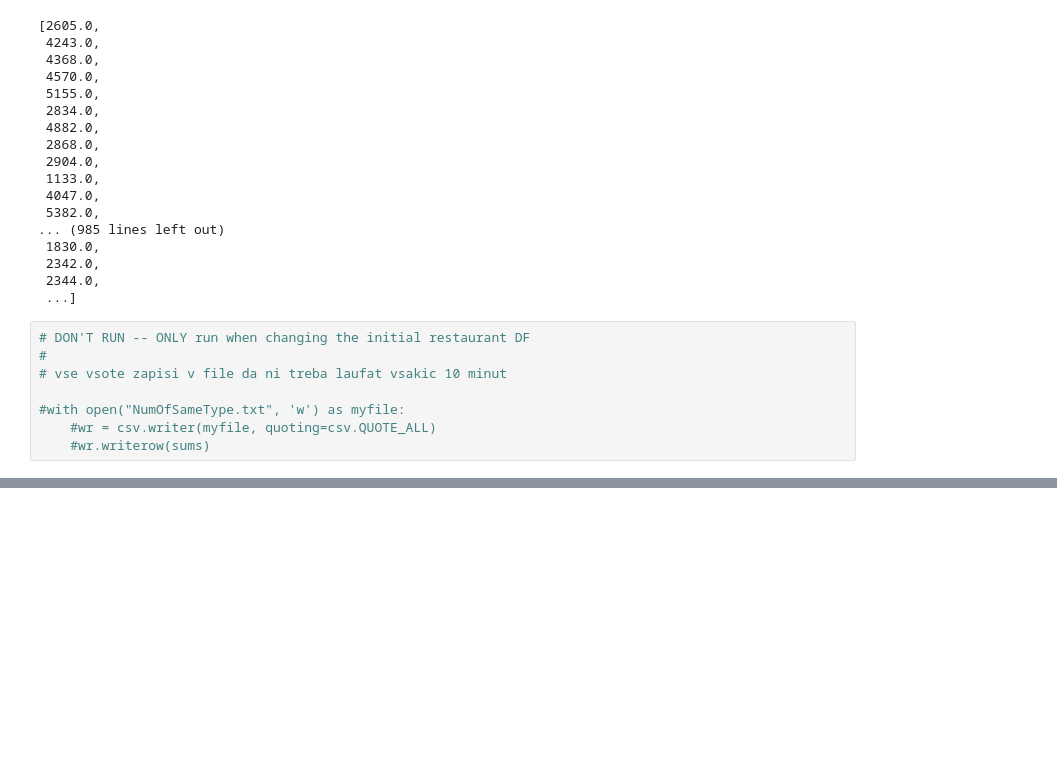
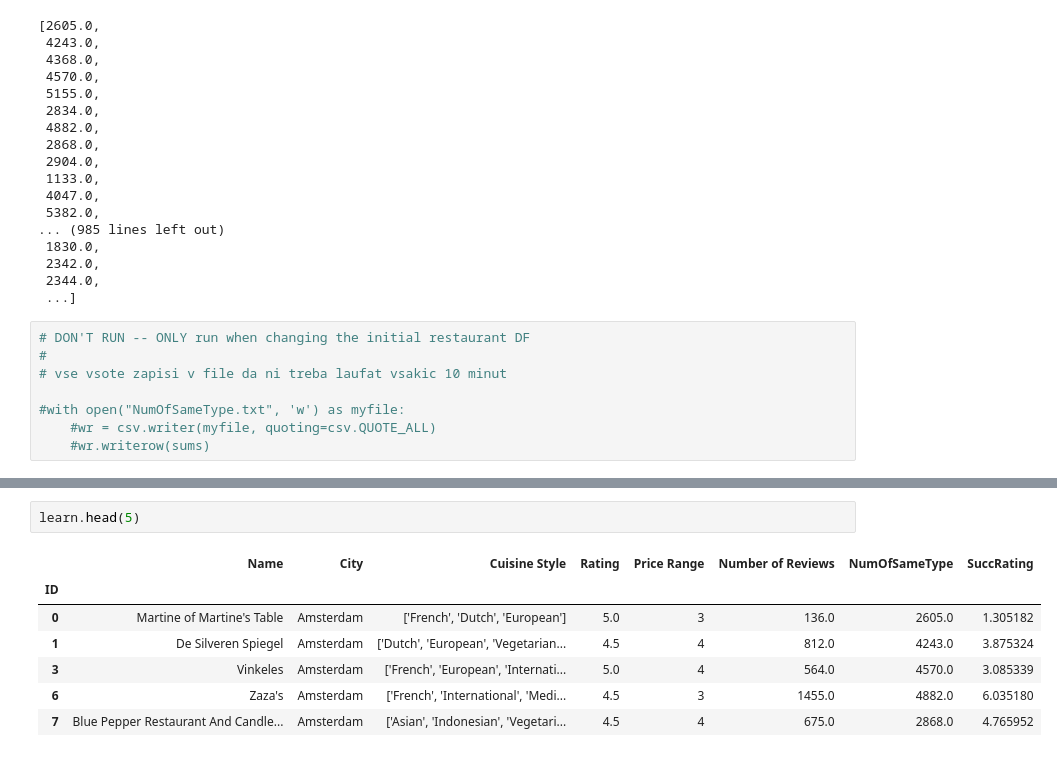
Before and after one commit to msinkec/PR19ABALMSSR, a Jupyter notebook: Analasys.ipynb, the cells around one changed output, grey strips where cells are left out. Saved outputs shown, nothing was run; the diff lists cells and outputs as text; blank space fills up the shorter version.

```diff
--- a/Analasys.ipynb
+++ b/Analasys.ipynb
@@ -373 +376,11 @@ if (len(learn) + len(test) == len(restaurants.index)):
 Correct lenghts!
+# %%
+learn.head(5)
+# %% [output]
+|  | Name | City | Cuisine Style | Rating | Price Range | Number of Reviews | NumOfSameType | SuccRating |
+| ID |  |  |  |  |  |  |  |  |
+| 0 | Martine of Martine's Table | Amsterdam | ['French', 'Dutch', 'European'] | 5.0 | 3 | 136.0 | 2605.0 | 1.305182 |
+| 1 | De Silveren Spiegel | Amsterdam | ['Dutch', 'European', 'Vegetarian... | 4.5 | 4 | 812.0 | 4243.0 | 3.875324 |
+| 3 | Vinkeles | Amsterdam | ['French', 'European', 'Internati... | 5.0 | 4 | 564.0 | 4570.0 | 3.085339 |
+| 6 | Zaza's | Amsterdam | ['French', 'International', 'Medi... | 4.5 | 3 | 1455.0 | 4882.0 | 6.035180 |
+| 7 | Blue Pepper Restaurant And Candle... | Amsterdam | ['Asian', 'Indonesian', 'Vegetari... | 4.5 | 4 | 675.0 | 2868.0 | 4.765952 |
```
Also changed, not shown: parts of 12 cells of this notebook.
